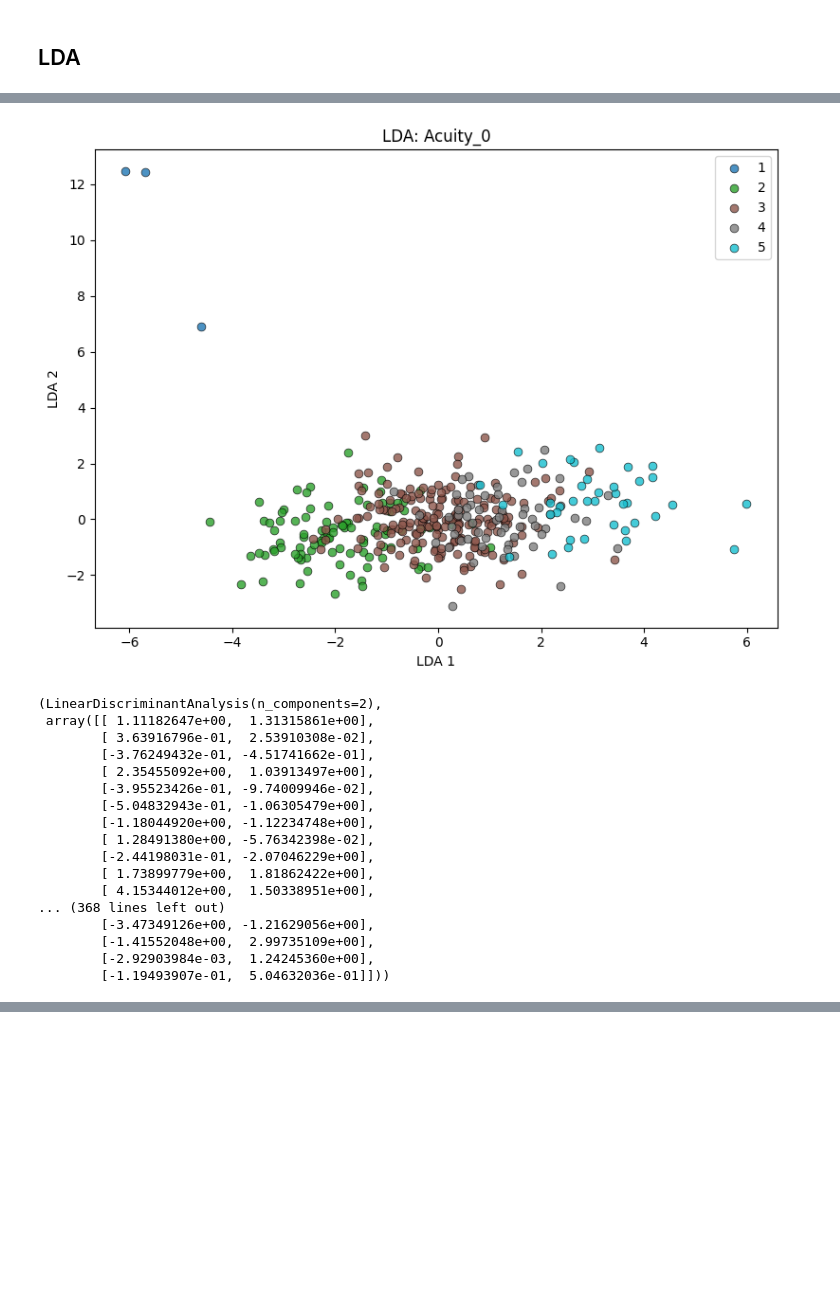
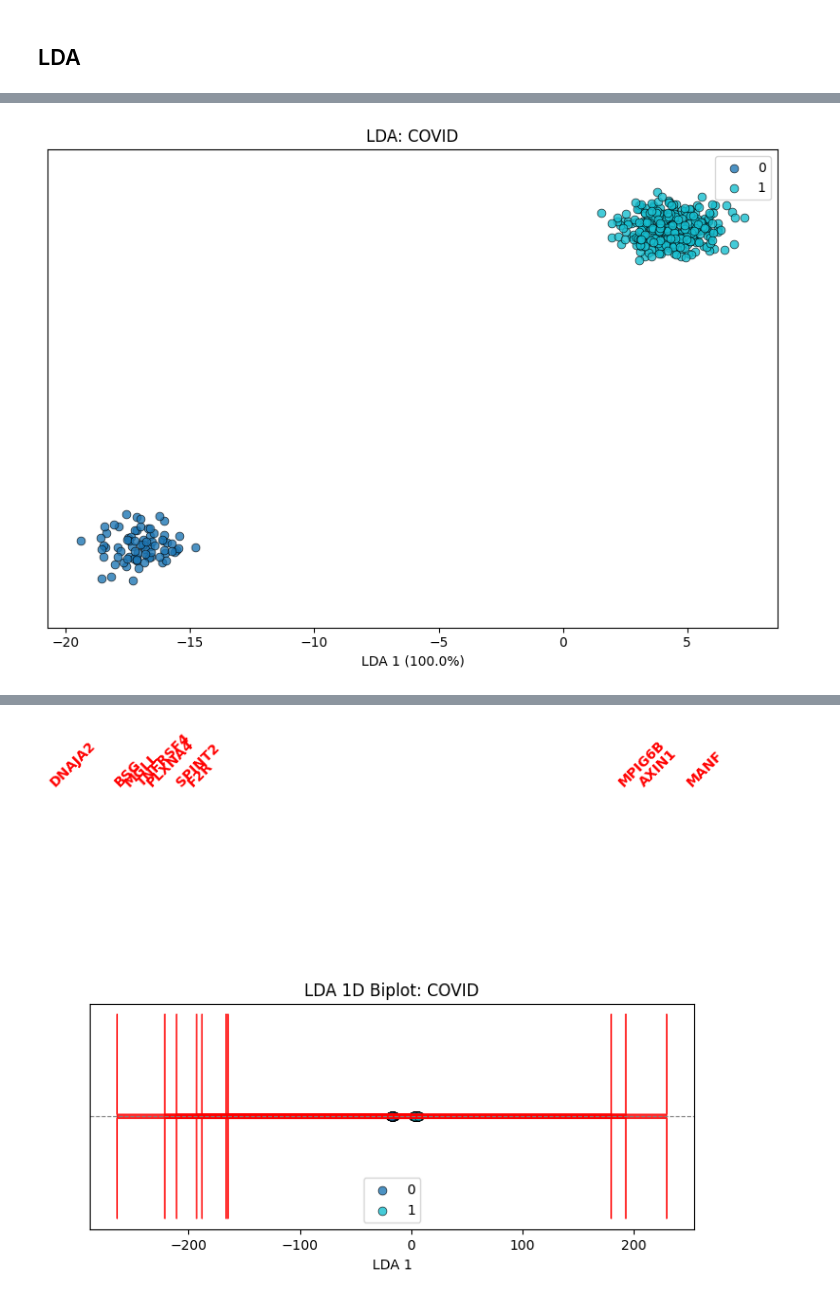
Before and after one commit to da8702/ChemoBrain-Analysis, a Jupyter notebook: Cytokine_Analysis.ipynb, the cells around one changed output, grey strips where cells are left out. Drawn from its saved outputs; the diff is of its cells as text; code cells hidden in the pictures; blank space fills up the shorter version.

```diff
--- a/Cytokine_Analysis.ipynb
+++ b/Cytokine_Analysis.ipynb
@@ -79,21 +46,10 @@ mgh_LDA(mgh_data, label_col="BMI_cat", vertical_jitter=True)
-# %%
-mgh_LDA(mgh_data, label_col="Acuity_0", vertical_jitter=True)
-# %% [output]
-[figure, removed]
-(LinearDiscriminantAnalysis(n_components=2),
- array([[ 1.11182647e+00,  1.31315861e+00],
-        [ 3.63916796e-01,  2.53910308e-02],
-        [-3.76249432e-01, -4.51741662e-01],
-        [ 2.35455092e+00,  1.03913497e+00],
-        [-3.95523426e-01, -9.74009946e-02],
-        [-5.04832943e-01, -1.06305479e+00],
-        [-1.18044920e+00, -1.12234748e+00],
-        [ 1.28491380e+00, -5.76342398e-02],
-        [-2.44198031e-01, -2.07046229e+00],
-        [ 1.73899779e+00,  1.81862422e+00],
-        [ 4.15344012e+00,  1.50338951e+00],
-... (368 lines left out)
-        [-3.47349126e+00, -1.21629056e+00],
-        [-1.41552048e+00,  2.99735109e+00],
-        [-2.92903984e-03,  1.24245360e+00],
-        [-1.19493907e-01,  5.04632036e-01]]))
+# %%
+from cytokine_analysis_fxns import mgh_LDA, mgh_LDA_varplot, mgh_LDA_loadings, mgh_LDA_biplot
+
+mgh_LDA(mgh_data, label_col="COVID", n_components=1, vertical_jitter=True, biomarkers=("GDF15", "Inflammation"))
+
+mgh_LDA_loadings(mgh_data, label_col="COVID", biomarkers=("GDF15", "Inflammation"), highlight=("IL6", "GDF15", "IL10", "IL1"))
+
+mgh_LDA_biplot(mgh_data, label_col="COVID", biomarkers=("GDF15", "Inflammation"))
+# %% [output]
+[figure, added]
@@ -99,0 +57 @@ mgh_LDA(mgh_data, label_col="Acuity_0", vertical_jitter=True)
+[figure, added]
```
Also changed, not shown: parts of 9 cells of this notebook, 2 other files.
